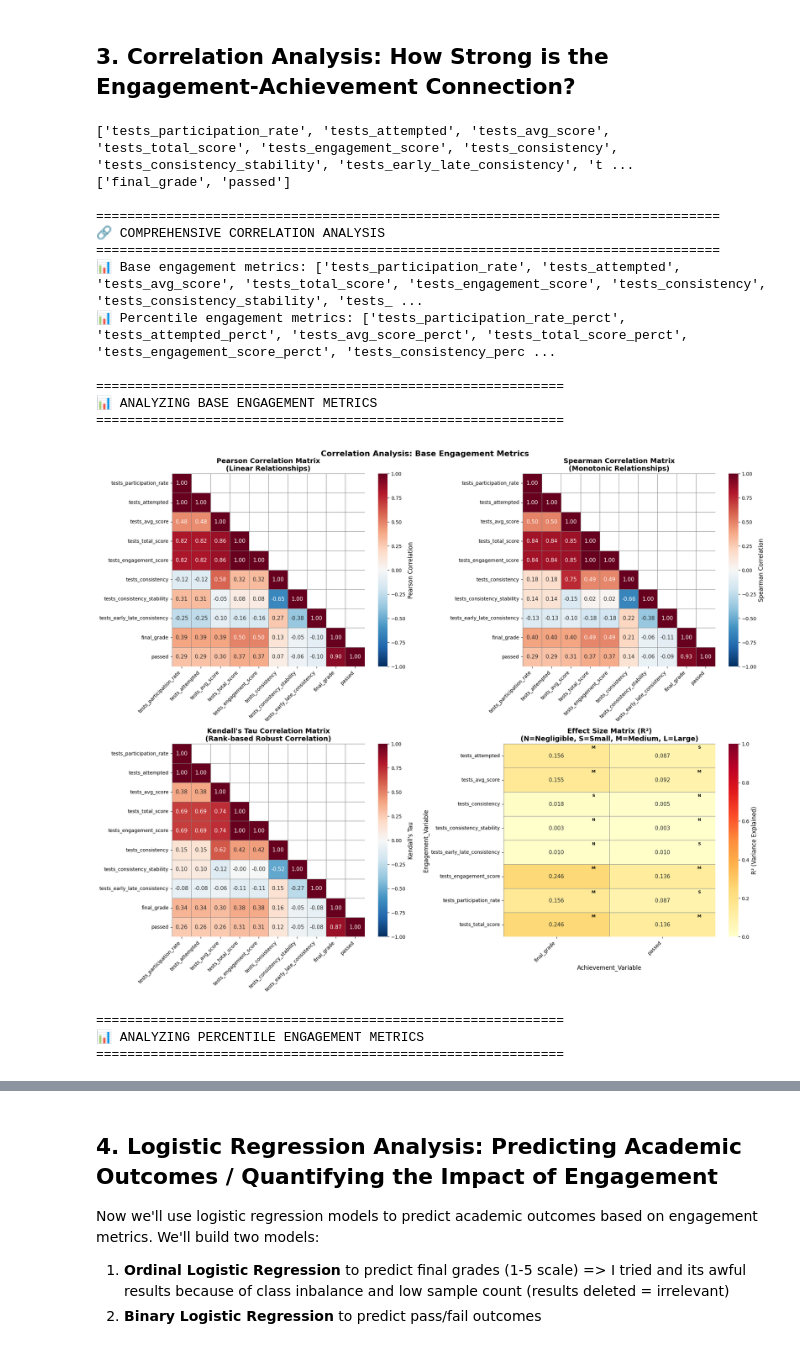
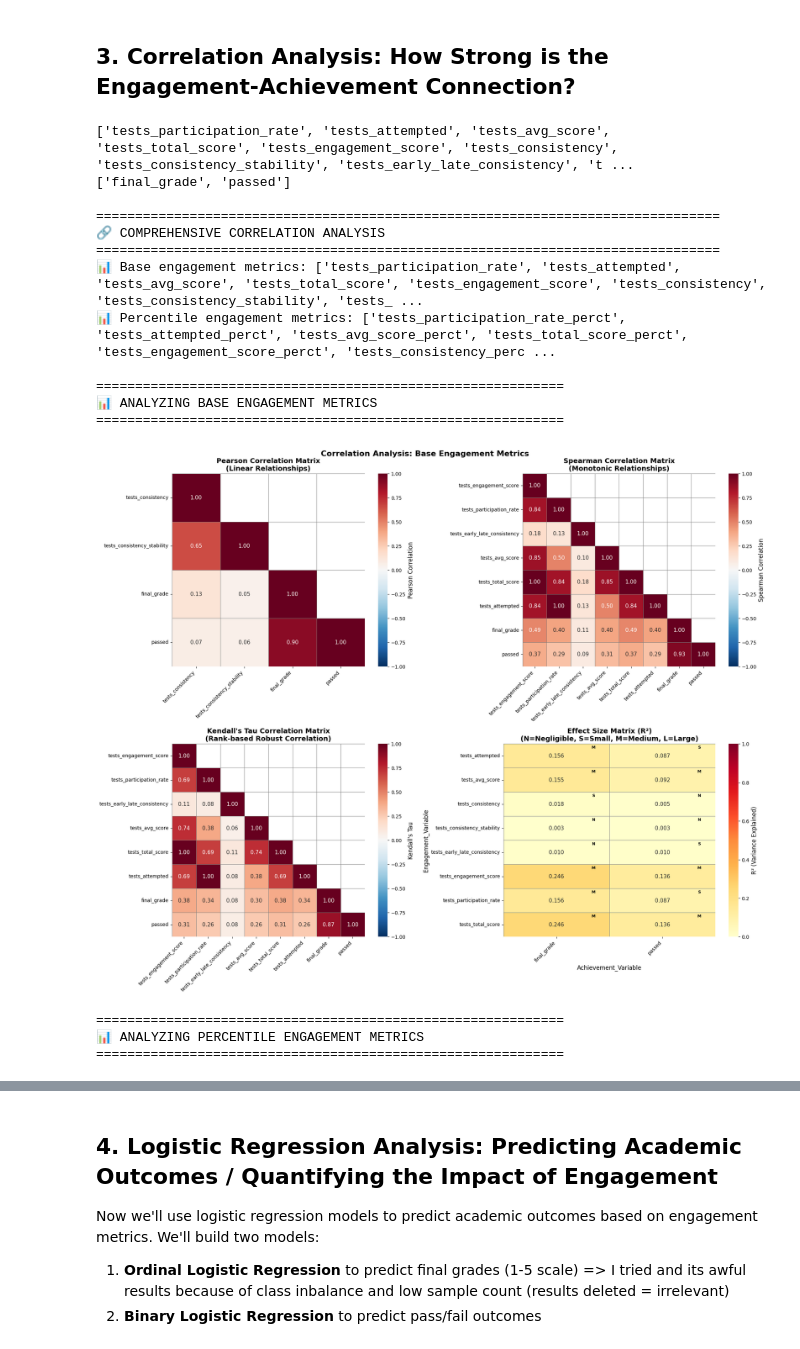
Before and after one commit to jsam/fc, a Jupyter notebook: notebooks/01_engagement_regression.ipynb, the cells around one changed output, grey strips where cells are left out. Cells and saved outputs as stored; diff of their text form; code cells hidden in the pictures.

```diff
--- a/notebooks/01_engagement_regression.ipynb
+++ b/notebooks/01_engagement_regression.ipynb
@@ -388,7 +159,7 @@ if available_tests:
     df['tests_consistency'] = 1 / (1 + cv.fillna(0)) # Lower = more consistent
 
     test_variance = df[available_tests].var(axis=1, skipna=True)
-    df['tests_consistency_stability'] = 1 + test_variance.fillna(0)
+    df['tests_consistency_stability'] = 1 - test_variance.fillna(0)
 
     mid_point = len(available_tests) // 2
     first_half = available_tests[:mid_point]
@@ -399,7 +170,7 @@ if available_tests:
 
     # Calculate absolute difference (lower = more consistent)
     performance_drift = abs(first_half_mean - second_half_mean)
-    df['tests_early_late_consistency'] = 1 / (1 + performance_drift.fillna(0))
+    df['tests_early_late_consistency'] = 1- (1 / (1 + performance_drift.fillna(0)))
 
     # --- Add percentile features for key engagement metrics ---
     print("\n📊 Calculating Percentiles for Engagement Metrics...")
@@ -788,12 +557,18 @@ def comprehensive_correlation_analysis(data, engagement_vars, achievement_vars):
             print(f"❌ Insufficient variables for {title_suffix} correlation analysis")
             return None
 
-        corr_data = data[available_vars]
+        outs = ['final_grade', 'passed']
+        if not engagement_vars_subset[0].endswith("_perct"):
+            pearson_vars = ['tests_consistency', 'tests_consistency_stability'] + outs
+            spearman_vars = list(set(available_vars) - set(pearson_vars)) + outs
+        else:
+            pearson_vars = []
+            spearman_vars = available_vars
 
         # Calculate different types of correlations
-        pearson_corr = corr_data.corr(method='pearson')
-        spearman_corr = corr_data.corr(method='spearman')
-        kendall_corr = corr_data.corr(method='kendall')
+        pearson_corr = data[pearson_vars].corr(method='pearson')
+        spearman_corr = data[spearman_vars].corr(method='spearman')
+        kendall_corr = data[spearman_vars].corr(method='kendall')
 
         # Create comprehensive correlation heatmaps - all three types
         fig, axes = plt.subplots(2, 2, figsize=(20, 16))
@@ -1194,34 +969,34 @@ def comprehensive_correlation_analysis(data, engagement_vars, achievement_vars):
 
             if perct_corrs['R_squared'].mean() > base_corrs['R_squared'].mean():
                 print("✅ Percentile metrics show stronger correlations on average")
             else:
                 print("✅ Base metrics show stronger correlations on average")
 
         return corr_summary_df
 
     return None
 
 
 print(engagement_metrics)
 print(achievement_metrics)
 
 # Perform comprehensive correlation analysis with split metrics
 if 'engagement_metrics' in locals() and achievement_metrics:
     correlation_results_df = comprehensive_correlation_analysis(df, engagement_metrics, achievement_metrics)
 # %% [output]
 ['tests_participation_rate', 'tests_attempted', 'tests_avg_score', 'tests_total_score', 'tests_engagement_score', 'tests_consistency', 'tests_consistency_stability', 'tests_early_late_consistency', 't ...
 ['final_grade', 'passed']
 
 ================================================================================
 🔗 COMPREHENSIVE CORRELATION ANALYSIS
 ================================================================================
 📊 Base engagement metrics: ['tests_participation_rate', 'tests_attempted', 'tests_avg_score', 'tests_total_score', 'tests_engagement_score', 'tests_consistency', 'tests_consistency_stability', 'tests_ ...
 📊 Percentile engagement metrics: ['tests_participation_rate_perct', 'tests_attempted_perct', 'tests_avg_score_perct', 'tests_total_score_perct', 'tests_engagement_score_perct', 'tests_consistency_perc ...
 
 ============================================================
 📊 ANALYZING BASE ENGAGEMENT METRICS
 ============================================================
-[figure, old version]
+[figure, new version]
 ============================================================
 📊 ANALYZING PERCENTILE ENGAGEMENT METRICS
 ============================================================
```
Also changed, not shown: parts of 11 cells of this notebook.
